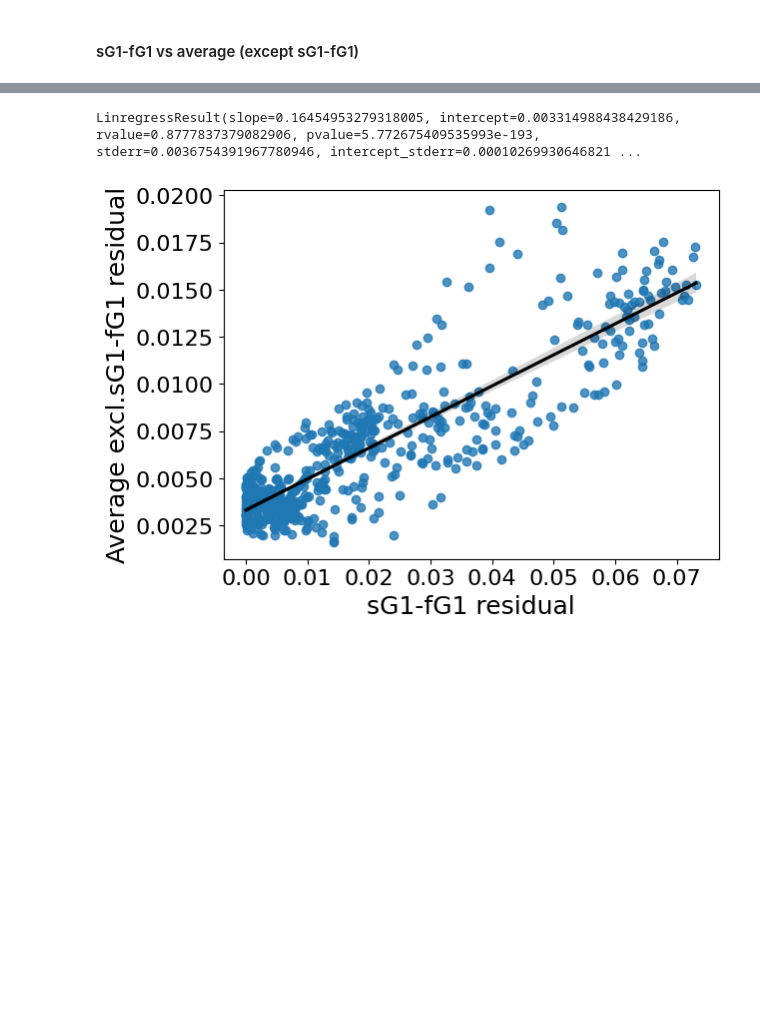
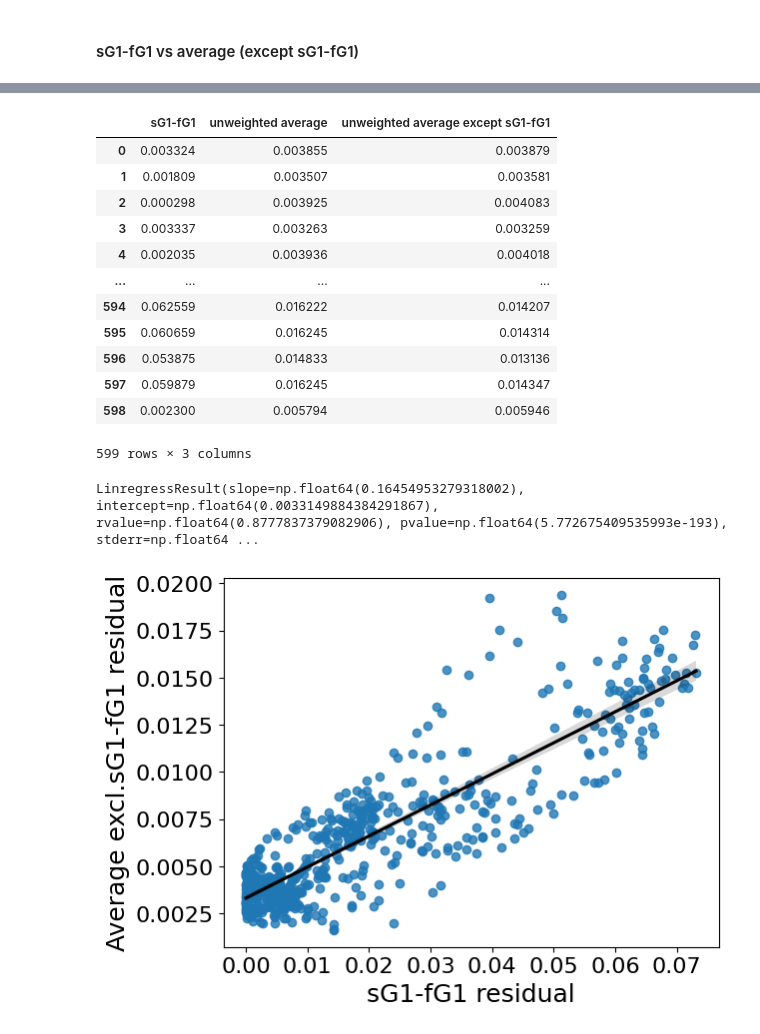
Before and after one commit to sudesnac/HumanBF-Connectivity, a Jupyter notebook: notebook/extra_analyses.ipynb, the cells around one changed output, grey strips where cells are left out. Cells and saved outputs as stored; diff of their text form; code cells hidden in the pictures; blank space fills up the shorter version.

Commit message:
updates for source data file

```diff
--- a/notebook/extra_analyses.ipynb
+++ b/notebook/extra_analyses.ipynb
@@ -14,7 +32,8 @@ from brainspace.gradient import GradientMaps
 ### Setting path
 # %%
 # Set this to your git-repo path for running the analyses.
-main_path = "/srv/khan/users/sudesnac/00_Projects/HumanBF-Connectivity"
+# main_path = "/srv/khan/users/sudesnac/00_Projects/HumanBF-Connectivity"
+main_path = "/home/sudesnac/20_submitted/HumanBF-Connectivity"
 # %%
 # Setting other paths
 data_path = main_path + "/data/"
@@ -73,0 +133,18 @@ sg1_fg1_resid_squared        = resid_squared[resid_squared.columns[0]].values
+# %%
+residuals_data = {"sG1-fG1":sg1_fg1_resid_squared,"unweighted average":unweighted_avg_resid_squared,"unweighted average except sG1-fG1":avg_exceptg1s_resid_squared}
+df = pd.DataFrame(residuals_data)
+df
+# %% [output]
+|  | sG1-fG1 | unweighted average | unweighted average except sG1-fG1 |
+| 0 | 0.003324 | 0.003855 | 0.003879 |
+| 1 | 0.001809 | 0.003507 | 0.003581 |
+| 2 | 0.000298 | 0.003925 | 0.004083 |
+| 3 | 0.003337 | 0.003263 | 0.003259 |
+| 4 | 0.002035 | 0.003936 | 0.004018 |
+| ... | ... | ... | ... |
+| 594 | 0.062559 | 0.016222 | 0.014207 |
+| 595 | 0.060659 | 0.016245 | 0.014314 |
+| 596 | 0.053875 | 0.014833 | 0.013136 |
+| 597 | 0.059879 | 0.016245 | 0.014347 |
+| 598 | 0.002300 | 0.005794 | 0.005946 |
+599 rows × 3 columns
@@ -76,7 +155,7 @@ sg1_fg1_resid_squared        = resid_squared[resid_squared.columns[0]].values
 corr = linregress(sg1_fg1_resid_squared, avg_exceptg1s_resid_squared)
 print(corr)
 # %% [output]
-LinregressResult(slope=0.16454953279318005, intercept=0.003314988438429186, rvalue=0.8777837379082906, pvalue=5.772675409535993e-193, stderr=0.0036754391967780946, intercept_stderr=0.00010269930646821 ...
+LinregressResult(slope=np.float64(0.16454953279318002), intercept=np.float64(0.0033149884384291867), rvalue=np.float64(0.8777837379082906), pvalue=np.float64(5.772675409535993e-193), stderr=np.float64 ...
 # %%
 # Plot correlation
 sc = sns.regplot(
```
Also changed, not shown: parts of 16 cells of this notebook, 19 other files.
